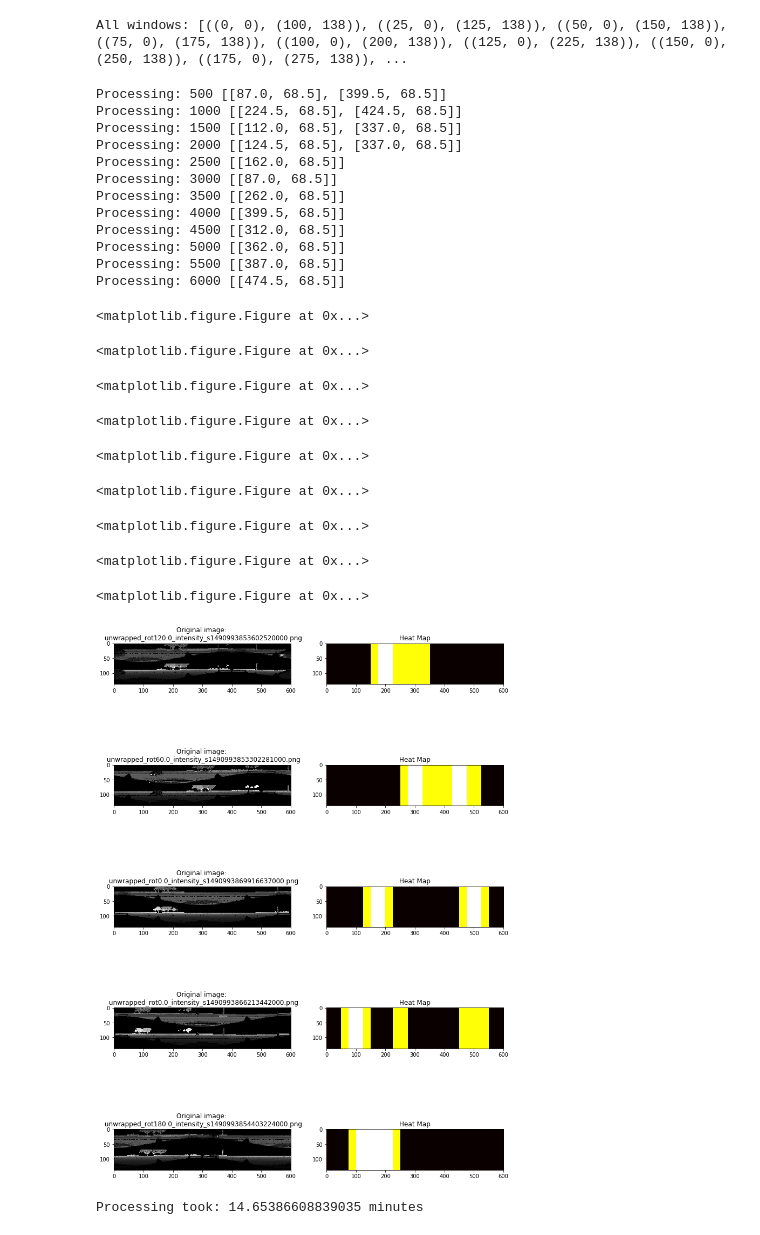
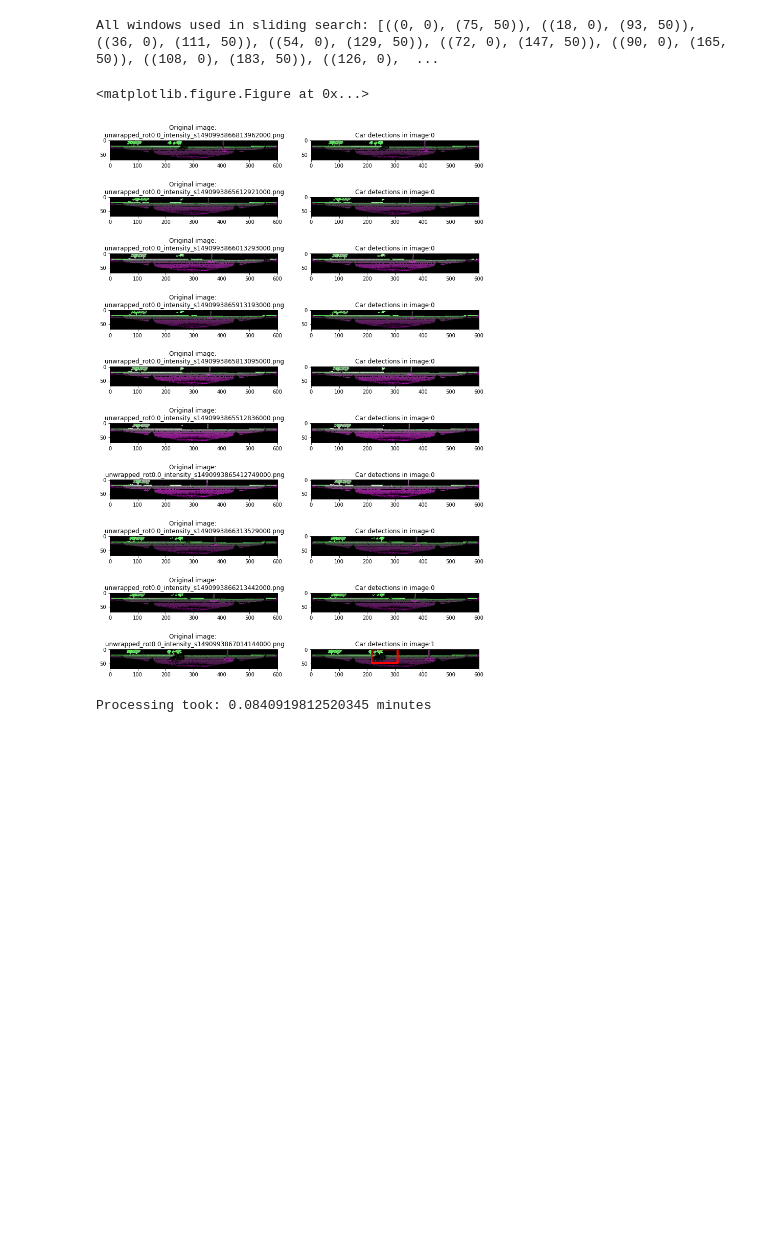
Before and after one commit to CapCap/didi_solution, a Jupyter notebook: didi_detection.ipynb, the cells around one changed output. Saved outputs shown, nothing was run; the diff lists cells and outputs as text; code cells hidden in the pictures; blank space fills up the shorter version.

```diff
--- a/didi_detection.ipynb
+++ b/didi_detection.ipynb
@@ -362,6 +301,8 @@ def draw_boxes(img, bboxes, color=(0, 0, 255), thick=6):
     return imcopy
 # %%
 TEST_IMGS_INFO = '/home/carnd/data_drive/data/round_1_test/19_f2/unlabelled/'
-test_imgs = glob.glob(TEST_IMGS_INFO + '*intensity*.png')
+#TEST_IMGS_INFO = '/home/carnd/data_drive/data/didi_final_data/data_3/14/unlabelled/'
+#test_imgs = glob.glob(TEST_IMGS_INFO + '*intensity*.png')
+test_imgs = sorted(glob.glob(TEST_IMGS_INFO + '*_rot0.0_intensity*.png'))
 print ('Number of images:', len(test_imgs))
 # %% [output]
@@ -369,15 +310,17 @@ Number of images: 6432
 # %%
-single_channel_im1 = cv2.imread(test_imgs[0])[:, :, 0]
+single_channel_im1 = cv2.imread(test_imgs[0])
 single_channel_im2 = cv2.imread(test_imgs[0].replace('intensity', 'distance'))[:, :, 0]
-single_channel_im = np.vstack((single_channel_im1, single_channel_im2))
+single_channel_im1[:, :, 1] = single_channel_im2
+single_channel_im = single_channel_im1
+
 windows = slide_window(single_channel_im)
-print('All windows:', windows)
+print('All windows used in sliding search:', windows)
 # %% [output]
-All windows: [((0, 0), (100, 138)), ((25, 0), (125, 138)), ((50, 0), (150, 138)), ((75, 0), (175, 138)), ((100, 0), (200, 138)), ((125, 0), (225, 138)), ((150, 0), (250, 138)), ((175, 0), (275, 138)), ...
+All windows used in sliding search: [((0, 0), (75, 50)), ((18, 0), (93, 50)), ((36, 0), (111, 50)), ((54, 0), (129, 50)), ((72, 0), (147, 50)), ((90, 0), (165, 50)), ((108, 0), (183, 50)), ((126, 0),  ...
 # %%
 #Image has to be normalized between 0 to 255
 def get_windows_detected(image, windows):
-    hot_windows = search_windows(image, windows, final_model)
+    hot_windows = search_windows(image, windows, final_model, 0.5)
 
     draw_image = np.copy(image)
     window_img = draw_boxes(draw_image, hot_windows, color=(0, 0, 255), thick=6)
@@ -387,7 +330,7 @@ def get_windows_detected(image, windows):
     heat = add_heat(heat, hot_windows)
 
     # Apply threshold to help remove false positives
-    heat = apply_threshold(heat, 2)
+    heat = apply_threshold(heat, 4)
 
     # Visualize the heatmap when displaying
     heatmap = np.clip(heat, 0, 255)
@@ -401,66 +344,56 @@ def get_windows_detected(image, windows):
 plt.clf()
 fig = plt.figure(figsize=(20, 20))
 col_size = 3
 start_time = time.time()
-number_of_images_to_show = 5
+number_of_images_to_show = 10
 indices_to_display = sklearn.utils.resample(range(len(test_imgs)), n_samples=number_of_images_to_show, replace=False)
+#indices_to_display = sklearn.utils.resample(range(20), n_samples=number_of_images_to_show, replace=False)
 center_data = {}
+heatmaps = []
 
+#for idx_tmp, test_img in enumerate(test_imgs[220:240]):
 for idx_tmp, test_img in enumerate(test_imgs):
-    single_channel_im1 = cv2.imread(test_img)[:, :, 0]
+    single_channel_im1 = cv2.imread(test_img)
     single_channel_im2 = cv2.imread(test_img.replace('intensity', 'distance'))[:, :, 0]
-    single_channel_im = np.vstack((single_channel_im1, single_channel_im2))
-    hot_windows = search_windows(single_channel_im, windows, final_model)
-    #print('Hot windows:', hot_windows)
+    single_channel_im1[:, :, 1] = single_channel_im2
+    single_channel_im = single_channel_im1
 
     window_img, draw_img, heatmap, centers = get_windows_detected(single_channel_im, windows)
-    center_data[os.path.basename(test_img)] = centers.tolist()
+    heatmaps.append(heatmap)
+
+    #Use cumulative heatmap - and test for last 5 frames to remove false positives
+    cum_heat_map = np.sum(heatmaps[max([0, (idx_tmp - 5)]) : (idx_tmp + 1)], axis=0)
+    # Apply threshold to help remove false positives
+    new_heatmap = apply_threshold(cum_heat_map, 4)
+    # Visualize the heatmap when displaying
+    new_heatmap = np.clip(new_heatmap, 0, 255)
+    # Find final boxes from heatmap using label function
+    labels = label(new_heatmap)
+    draw_img, centers, box_data = ignore_small_boxes_and_return_centroid(np.copy(single_channel_im), labels)
+
+    center_data[os.path.basename(test_img)] = \
+    [[t[0], t[1], (float(single_channel_im1[int(t[1]), int(t[0]), 1]) / 255.0) * 40.0] for t in centers.tolist()]
 
     if idx_tmp % 500 == 0 and idx_tmp > 0:
         print ('Processing:', idx_tmp, centers.tolist())
 
     if idx_tmp in indices_to_display:
         idx = indices_to_display.index(idx_tmp)
         idx1 = idx * col_size + 1
 
         ax1 = fig.add_subplot(number_of_images_to_show, col_size, idx1)
         ax1.set_title('Original image: \n ' + os.path.basename(test_img))
-        #ax1.imshow(window_img, cmap='gray')
         ax1.imshow(single_channel_im, cmap='gray')
 
         ax2 = fig.add_subplot(number_of_images_to_show, col_size, idx1 + 1)
-        #ax2.set_title('Car Positions')
-        #ax2.imshow(draw_img)
-
-        #ax3 = fig.add_subplot(number_of_images_to_show, col_size, idx1 + 2)
-        ax2.set_title('Heat Map')
-        ax2.imshow(heatmap, cmap='hot')
+        ax2.set_title('Car detections in image:' + str(len(centers)))
+        ax2.imshow(draw_img, cmap='hot')
 
 plt.show()
 fig.tight_layout()
 end_time = time.time()
 print('Processing took:', (end_time - start_time) / 60.0, 'minutes')
 # %% [output]
-Processing: 500 [[87.0, 68.5], [399.5, 68.5]]
-Processing: 1000 [[224.5, 68.5], [424.5, 68.5]]
-Processing: 1500 [[112.0, 68.5], [337.0, 68.5]]
-Processing: 2000 [[124.5, 68.5], [337.0, 68.5]]
-Processing: 2500 [[162.0, 68.5]]
-Processing: 3000 [[87.0, 68.5]]
-Processing: 3500 [[262.0, 68.5]]
-Processing: 4000 [[399.5, 68.5]]
-Processing: 4500 [[312.0, 68.5]]
-Processing: 5000 [[362.0, 68.5]]
-Processing: 5500 [[387.0, 68.5]]
-Processing: 6000 [[474.5, 68.5]]
+<matplotlib.figure.Figure at 0x...>
+[figure, new version]
-<matplotlib.figure.Figure at 0x...>
+Processing took: 0.0840919812520345 minutes
-<matplotlib.figure.Figure at 0x...>
-<matplotlib.figure.Figure at 0x...>
-<matplotlib.figure.Figure at 0x...>
-<matplotlib.figure.Figure at 0x...>
-<matplotlib.figure.Figure at 0x...>
-<matplotlib.figure.Figure at 0x...>
-<matplotlib.figure.Figure at 0x...>
-<matplotlib.figure.Figure at 0x...>
-[figure, old version]
-Processing took: 14.65386608839035 minutes
```
Also changed, not shown: parts of 20 cells of this notebook.
